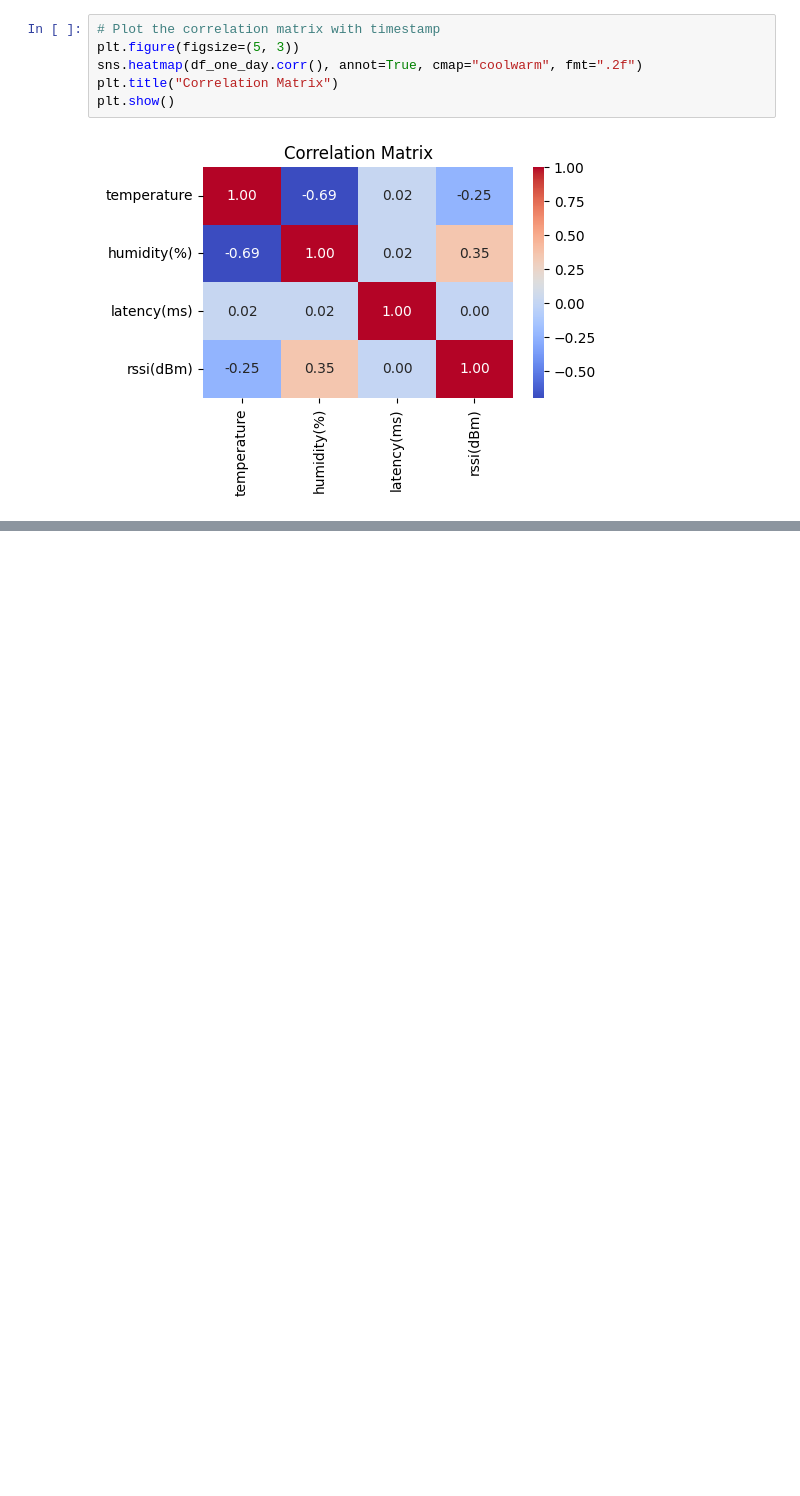
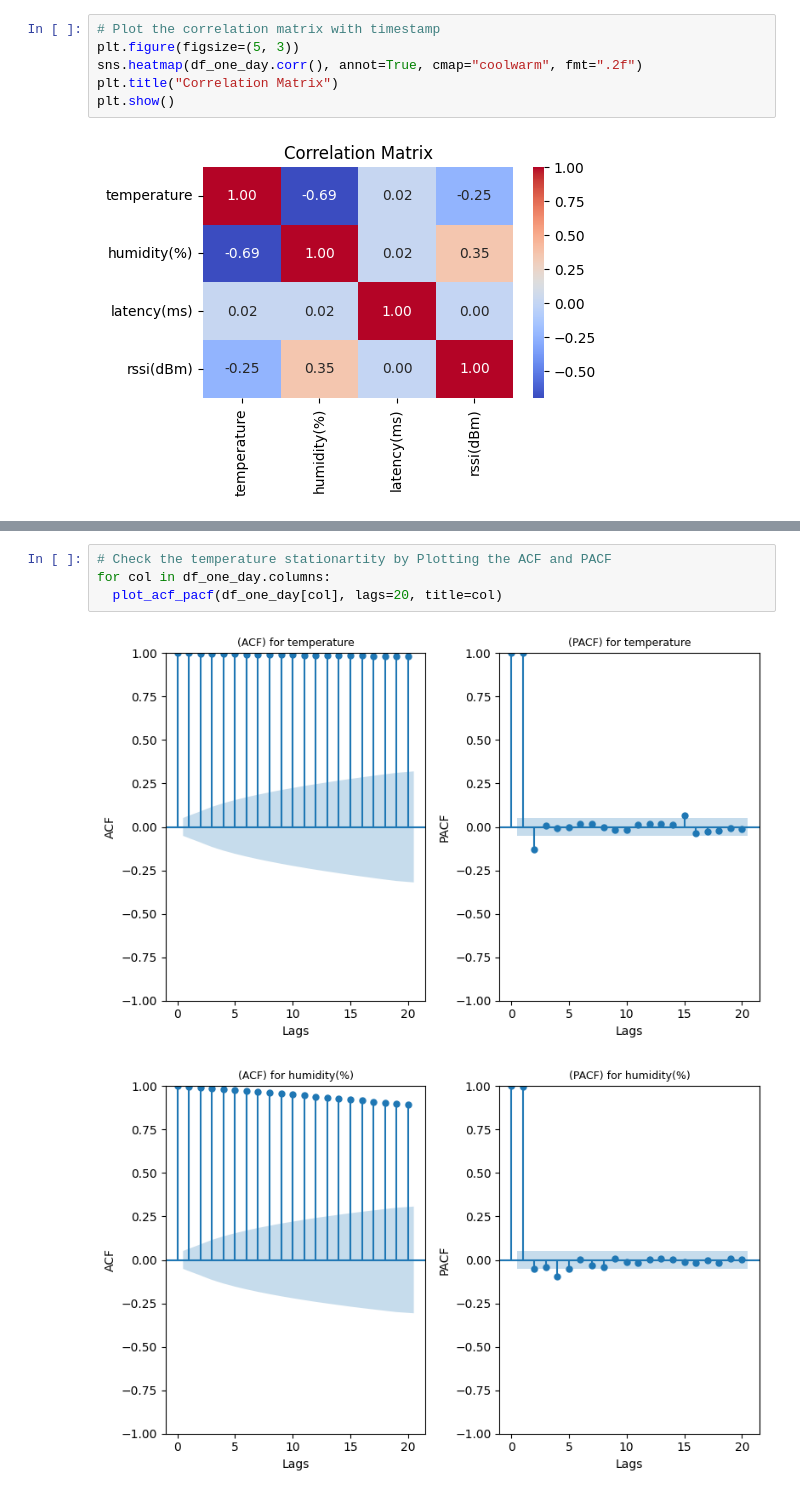
Before and after one commit to fadeldnswr/iot-traffic-forecasting, a Jupyter notebook: notebooks/esp32_1.ipynb, the cells around one changed output, grey strips where cells are left out. Cells and saved outputs as stored; diff of their text form; blank space fills up the shorter version.

```diff
--- a/notebooks/esp32_1.ipynb
+++ b/notebooks/esp32_1.ipynb
@@ -184,0 +207,7 @@ plt.show()
+# %%
+# Check the temperature stationartity by Plotting the ACF and PACF
+for col in df_one_day.columns:
+  plot_acf_pacf(df_one_day[col], lags=20, title=col)
+# %% [output]
+[figure, added]
+[figure, added]
```
Also changed, not shown: parts of 10 cells of this notebook, 8 other files.
